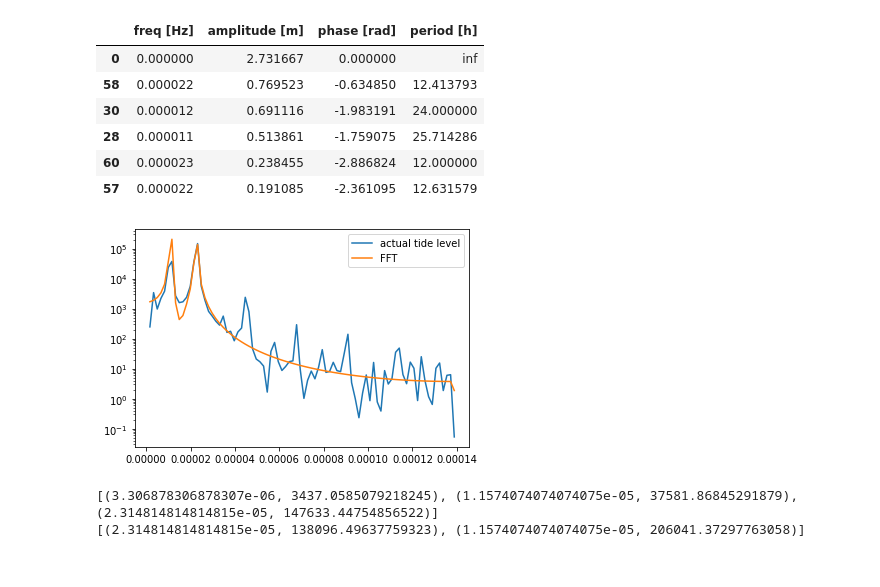
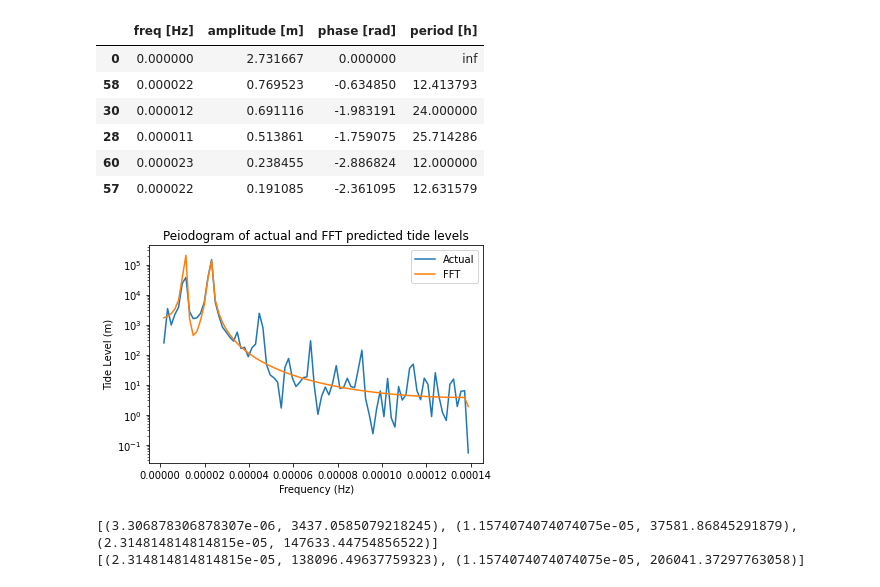
Before and after one commit to qt22/SYDE362, a Jupyter notebook: tide_analysis.ipynb, the cells around one changed output. Saved outputs shown, nothing was run; the diff lists cells and outputs as text; code cells hidden in the pictures.

```diff
--- a/tide_analysis.ipynb
+++ b/tide_analysis.ipynb
@@ -719,23 +716,27 @@ fft_df.head(6)
 # %%
 f1, p1 = signal.periodogram(actual_slev, fs)
 f2, p2 = signal.periodogram(fft_predictions[2], fs)
 
 f1 = f1[1:]
 p1 = p1[1:]
 f2 = f2[1:]
 p2 = p2[1:]
 
-plt.semilogy(f1, p1, label="actual tide level")
+plt.semilogy(f1, p1, label="Actual")
 plt.semilogy(f2, p2, label="FFT")
+plt.title("Peiodogram of actual and FFT predicted tide levels")
+plt.xlabel("Frequency (Hz)")
+plt.ylabel("Tide Level (m)")
 plt.legend()
 plt.show()
 
 peaks_actual_slev = find_peaks_in_periodogram(actual_slev, fs)
-peaks_y = find_peaks_in_periodogram(fft_predictions[2], fs)
+peaks_FFT = find_peaks_in_periodogram(fft_predictions[2], fs)
+
 
 print(peaks_actual_slev)
-print(peaks_y)
+print(peaks_FFT)
 # %% [output]
-[figure, old version]
+[figure, new version]
 [(3.306878306878307e-06, 3437.0585079218245), (1.1574074074074075e-05, 37581.86845291879), (2.314814814814815e-05, 147633.44754856522)]
 [(2.314814814814815e-05, 138096.49637759323), (1.1574074074074075e-05, 206041.37297763058)]
```
Also changed, not shown: parts of 4 cells of this notebook.
